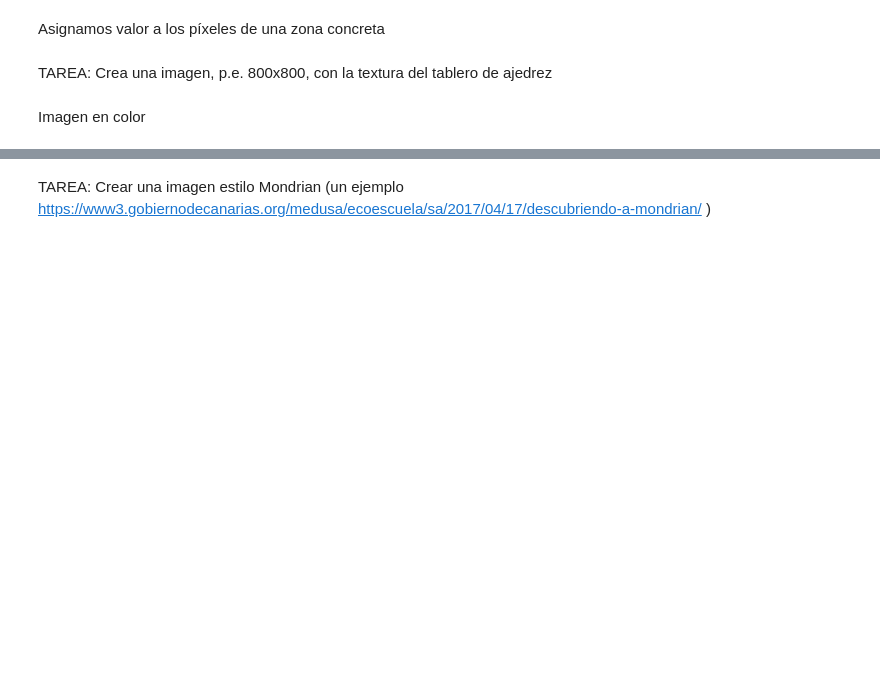
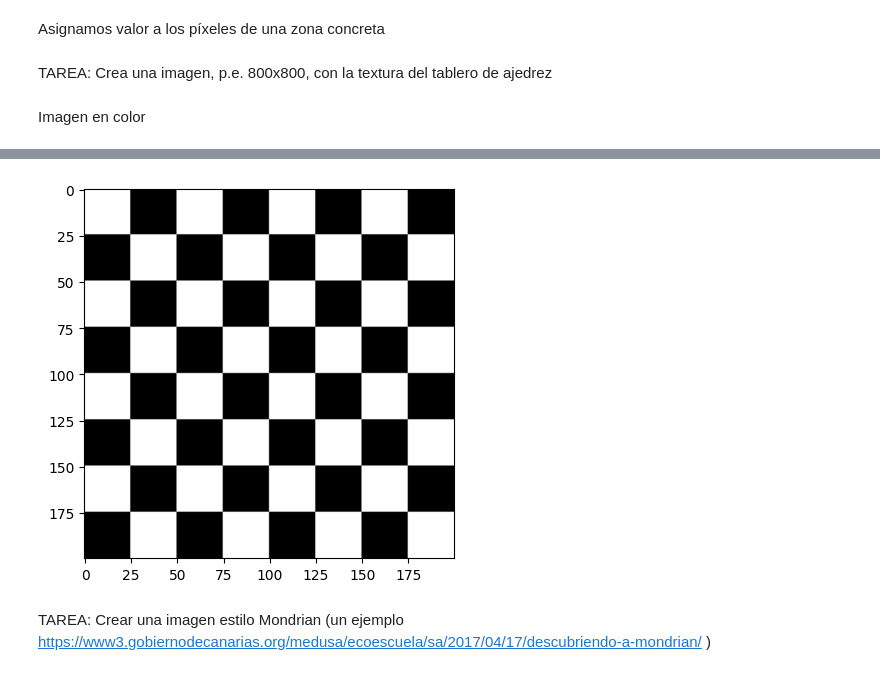
Before and after one commit to o-love/VC_P1, a Jupyter notebook: VC_P1.ipynb, the cells around one changed output, grey strips where cells are left out. Cells and saved outputs as stored; diff of their text form; code cells hidden in the pictures; blank space fills up the shorter version.

```diff
--- a/VC_P1.ipynb
+++ b/VC_P1.ipynb
@@ -86,25 +89,27 @@ plt.show()
 # %%
 #Modifica el primer plano de color (Rojo, ya que es RGB)
 #color_img[:,:,0] = 255
 #color_img[:,:,1] = 200 #Prueba otras combinaciones
 #color_img[:,:,2] = 255
 
 cell_size = board_size//8
 
 for row in range(0, 8):
     for column in range (0, 4):
         start_x = cell_size * 2*column
         if row % 2 == 1:
             start_x += cell_size
 
         end_x = start_x + cell_size
 
         start_y = cell_size * row
         end_y = start_y + cell_size
 
-        cv2.rectangle(color_img, (start_x, start_y), (end_x, end_y), (255,255,255), -1)
+        color_img[start_x:end_x, start_y:end_y,:] = 255
 
 plt.imshow(color_img)
 plt.show()
+# %% [output]
+[figure, added]
 # %% [markdown]
 TAREA: Crear una imagen estilo Mondrian (un ejemplo https://www3.gobiernodecanarias.org/medusa/ecoescuela/sa/2017/04/17/descubriendo-a-mondrian/ )
```
Also changed, not shown: parts of 8 cells of this notebook, 1 other file.
